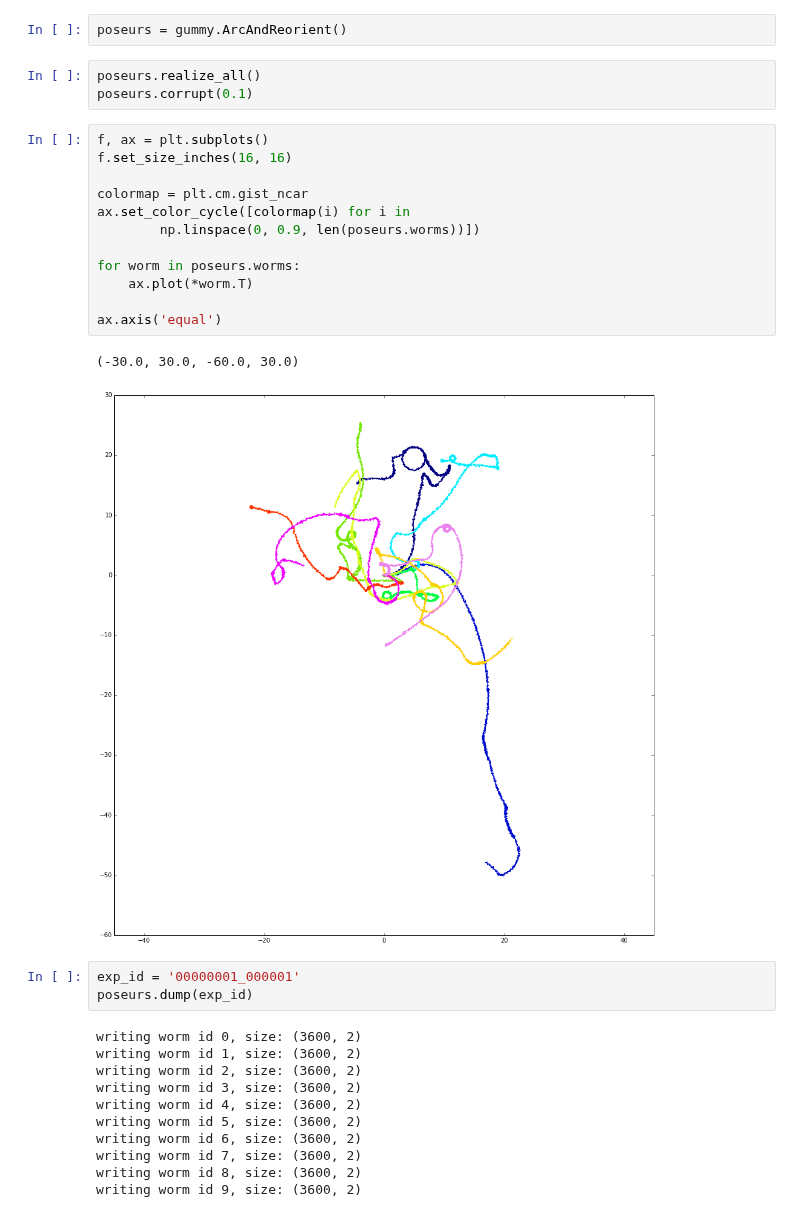
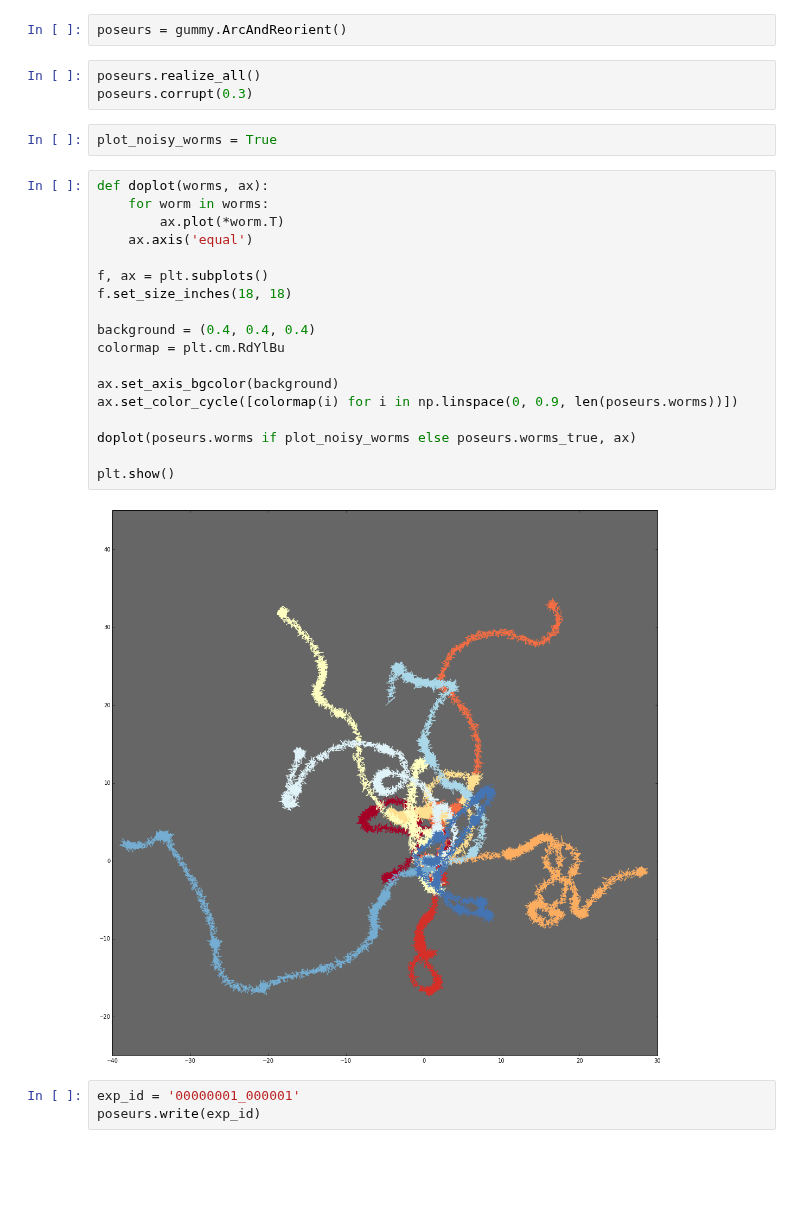
Before and after one commit to amarallab/waldo, a Jupyter notebook: workbooks/gummyworm_dev.ipynb, the cells around one changed output. Drawn from its saved outputs; the diff is of its cells as text; blank space fills up the shorter version.

```diff
--- a/workbooks/gummyworm_dev.ipynb
+++ b/workbooks/gummyworm_dev.ipynb
@@ -14,33 +15,29 @@ import gummy
 poseurs = gummy.ArcAndReorient()
 # %%
 poseurs.realize_all()
-poseurs.corrupt(0.1)
+poseurs.corrupt(0.3)
+# %%
+plot_noisy_worms = True
 # %%
+def doplot(worms, ax):
+    for worm in worms:
+        ax.plot(*worm.T)
+    ax.axis('equal')
+
 f, ax = plt.subplots()
-f.set_size_inches(16, 16)
+f.set_size_inches(18, 18)
 
-colormap = plt.cm.gist_ncar
-ax.set_color_cycle([colormap(i) for i in
-        np.linspace(0, 0.9, len(poseurs.worms))])
+background = (0.4, 0.4, 0.4)
+colormap = plt.cm.RdYlBu
 
-for worm in poseurs.worms:
-    ax.plot(*worm.T)
+ax.set_axis_bgcolor(background)
+ax.set_color_cycle([colormap(i) for i in np.linspace(0, 0.9, len(poseurs.worms))])
 
-ax.axis('equal')
+doplot(poseurs.worms if plot_noisy_worms else poseurs.worms_true, ax)
+
+plt.show()
 # %% [output]
-(-30.0, 30.0, -60.0, 30.0)
-[figure, old version]
+[figure, new version]
 # %%
 exp_id = '00000001_000001'
-poseurs.dump(exp_id)
+poseurs.write(exp_id)
-# %% [output]
-writing worm id 0, size: (3600, 2)
-writing worm id 1, size: (3600, 2)
-writing worm id 2, size: (3600, 2)
-writing worm id 3, size: (3600, 2)
-writing worm id 4, size: (3600, 2)
-writing worm id 5, size: (3600, 2)
-writing worm id 6, size: (3600, 2)
-writing worm id 7, size: (3600, 2)
-writing worm id 8, size: (3600, 2)
-writing worm id 9, size: (3600, 2)
```
Also changed, not shown: parts of 3 cells of this notebook, 5 other files.
